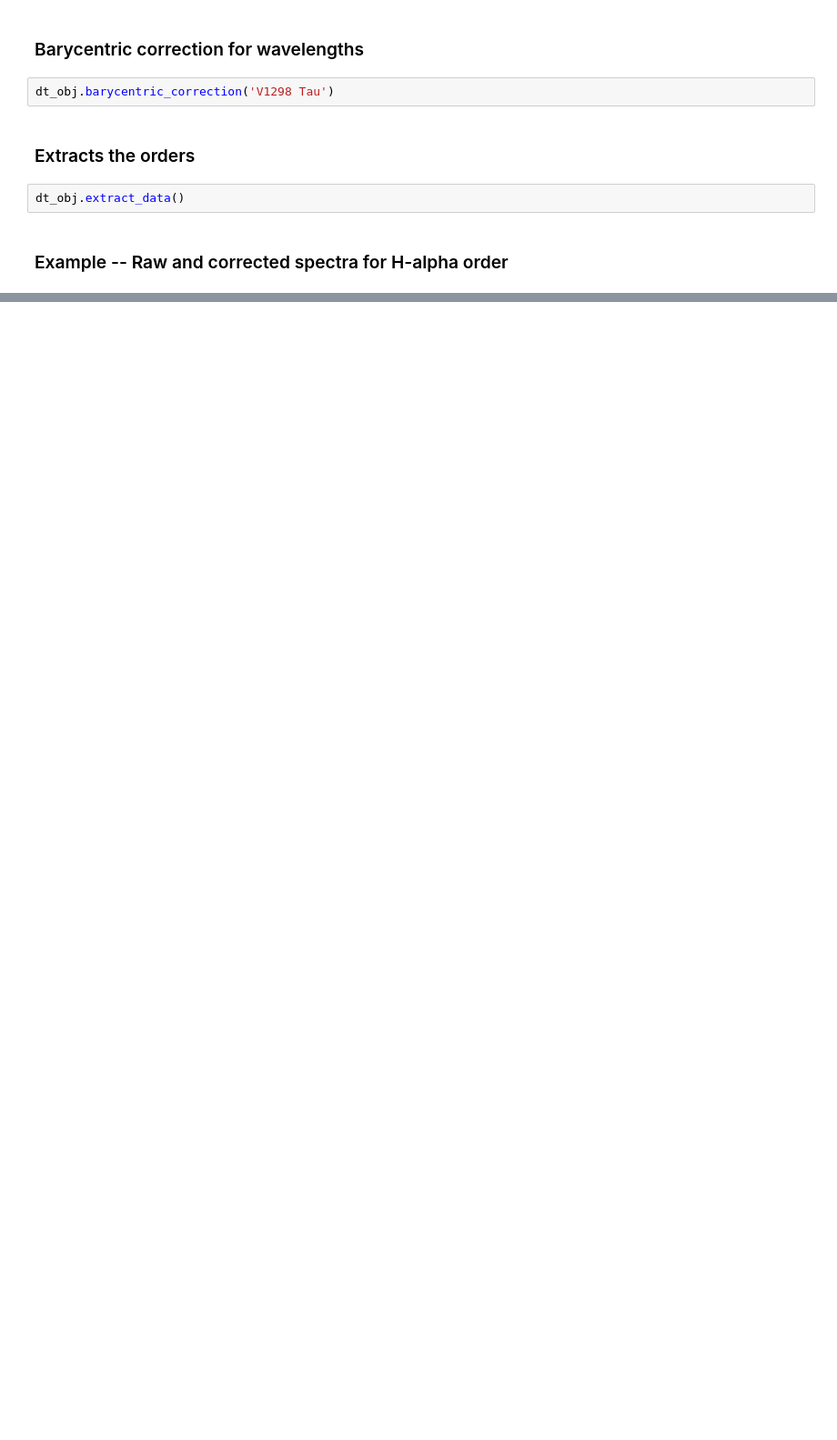
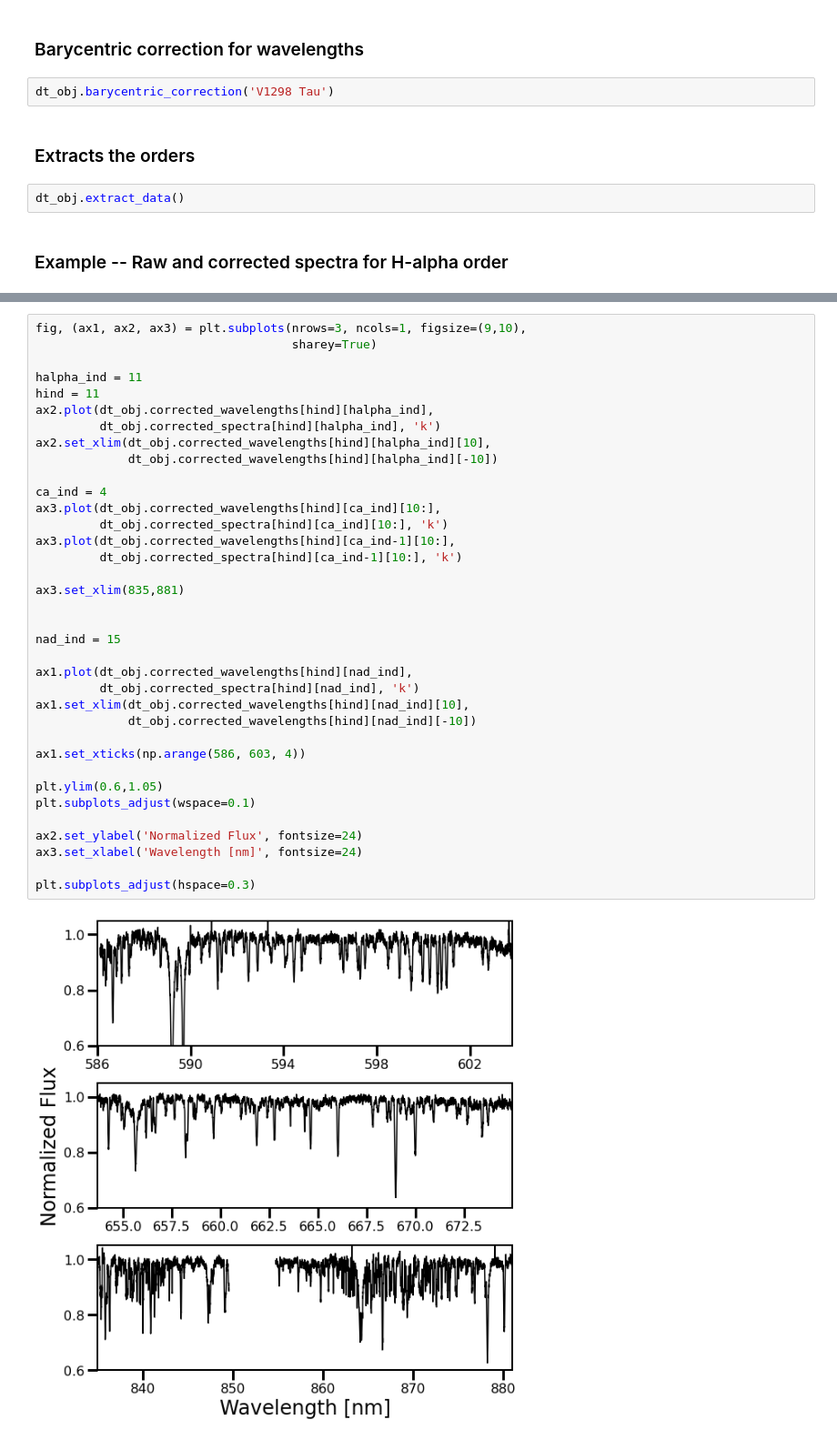
Before and after one commit to afeinstein20/doppler_tomography, a Jupyter notebook: demo_notebooks/reduction_steps.ipynb, the cells around one changed output, grey strips where cells are left out. Shown: that part at 91% size. Saved outputs shown, nothing was run; the diff lists cells and outputs as text; blank space fills up the shorter version.

```diff
--- a/demo_notebooks/reduction_steps.ipynb
+++ b/demo_notebooks/reduction_steps.ipynb
@@ -59,0 +62,38 @@ plt.xlabel('Wavelength [nm]');
+# %%
+fig, (ax1, ax2, ax3) = plt.subplots(nrows=3, ncols=1, figsize=(9,10),
+                                    sharey=True)
+
+halpha_ind = 11
+hind = 11
+ax2.plot(dt_obj.corrected_wavelengths[hind][halpha_ind],
+         dt_obj.corrected_spectra[hind][halpha_ind], 'k')
+ax2.set_xlim(dt_obj.corrected_wavelengths[hind][halpha_ind][10],
+             dt_obj.corrected_wavelengths[hind][halpha_ind][-10])
+
+ca_ind = 4
+ax3.plot(dt_obj.corrected_wavelengths[hind][ca_ind][10:],
+         dt_obj.corrected_spectra[hind][ca_ind][10:], 'k')
+ax3.plot(dt_obj.corrected_wavelengths[hind][ca_ind-1][10:],
+         dt_obj.corrected_spectra[hind][ca_ind-1][10:], 'k')
+
+ax3.set_xlim(835,881)
+
+
+nad_ind = 15
+
+ax1.plot(dt_obj.corrected_wavelengths[hind][nad_ind],
+         dt_obj.corrected_spectra[hind][nad_ind], 'k')
+ax1.set_xlim(dt_obj.corrected_wavelengths[hind][nad_ind][10],
+             dt_obj.corrected_wavelengths[hind][nad_ind][-10])
+
+ax1.set_xticks(np.arange(586, 603, 4))
+
+plt.ylim(0.6,1.05)
+plt.subplots_adjust(wspace=0.1)
+
+ax2.set_ylabel('Normalized Flux', fontsize=24)
+ax3.set_xlabel('Wavelength [nm]', fontsize=24)
+
+plt.subplots_adjust(hspace=0.3)
+# %% [output]
+[figure, added]
```
Also changed, not shown: parts of 5 cells of this notebook, 1 other file.
